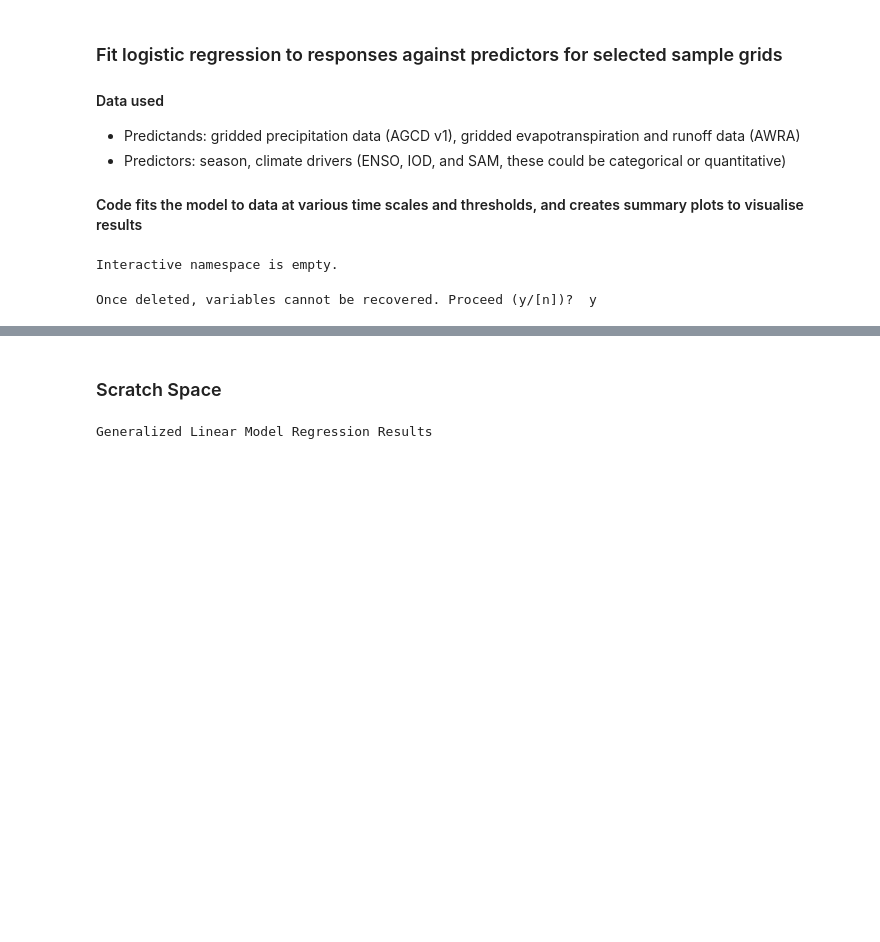
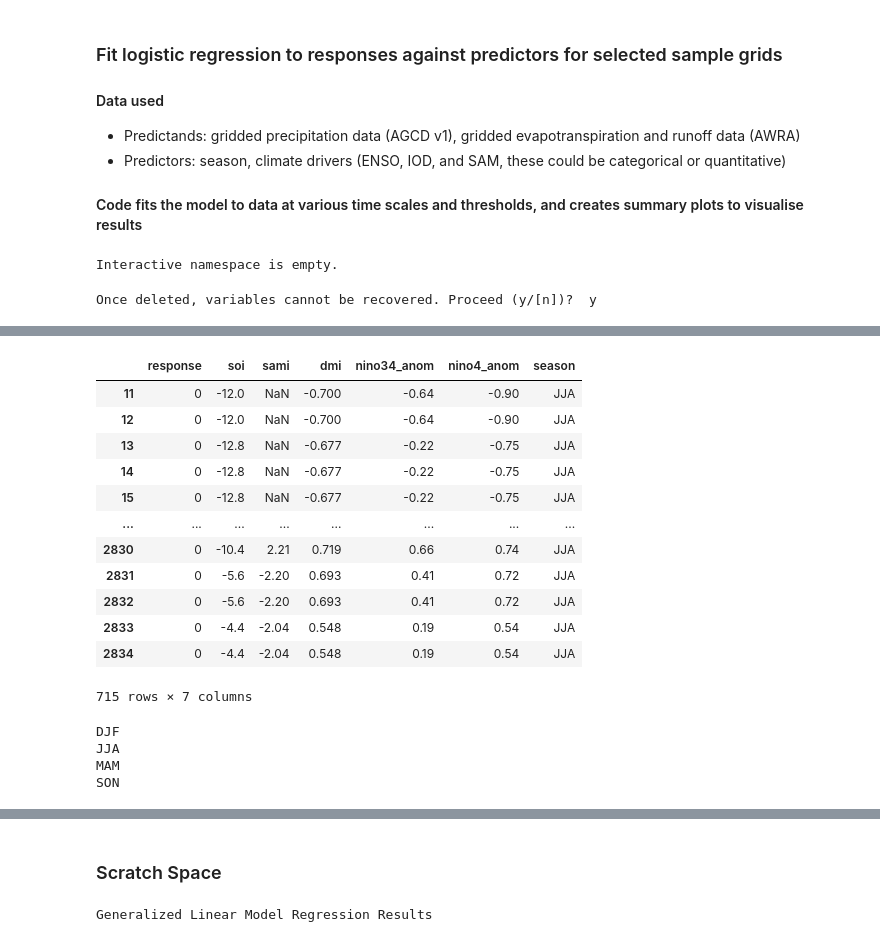
Before and after one commit to anjanadevanand/drought_break_probability, a Jupyter notebook: drought_breakEvents_logisticRegr_fit.ipynb, the cells around one changed output, grey strips where cells are left out. Cells and saved outputs as stored; diff of their text form; code cells hidden in the pictures; blank space fills up the shorter version.

Commit message:
Update logistic regression calculation by season

```diff
--- a/drought_breakEvents_logisticRegr_fit.ipynb
+++ b/drought_breakEvents_logisticRegr_fit.ipynb
@@ -163,0 +384,27 @@ for iW in ts:
+# %%
+df_seas.get_group(seas)
+# %% [output]
+|  | response | soi | sami | dmi | nino34_anom | nino4_anom | season |
+| 11 | 0 | -12.0 | NaN | -0.700 | -0.64 | -0.90 | JJA |
+| 12 | 0 | -12.0 | NaN | -0.700 | -0.64 | -0.90 | JJA |
+| 13 | 0 | -12.8 | NaN | -0.677 | -0.22 | -0.75 | JJA |
+| 14 | 0 | -12.8 | NaN | -0.677 | -0.22 | -0.75 | JJA |
+| 15 | 0 | -12.8 | NaN | -0.677 | -0.22 | -0.75 | JJA |
+| ... | ... | ... | ... | ... | ... | ... | ... |
+| 2830 | 0 | -10.4 | 2.21 | 0.719 | 0.66 | 0.74 | JJA |
+| 2831 | 0 | -5.6 | -2.20 | 0.693 | 0.41 | 0.72 | JJA |
+| 2832 | 0 | -5.6 | -2.20 | 0.693 | 0.41 | 0.72 | JJA |
+| 2833 | 0 | -4.4 | -2.04 | 0.548 | 0.19 | 0.54 | JJA |
+| 2834 | 0 | -4.4 | -2.04 | 0.548 | 0.19 | 0.54 | JJA |
+715 rows × 7 columns
+# %%
+for x,y in df.groupby('season'):
+    print(x)
+    #print(y)
+
+test = df.groupby('season')
+# %% [output]
+DJF
+JJA
+MAM
+SON
```
Also changed, not shown: parts of 8 cells of this notebook, 2 other files.
